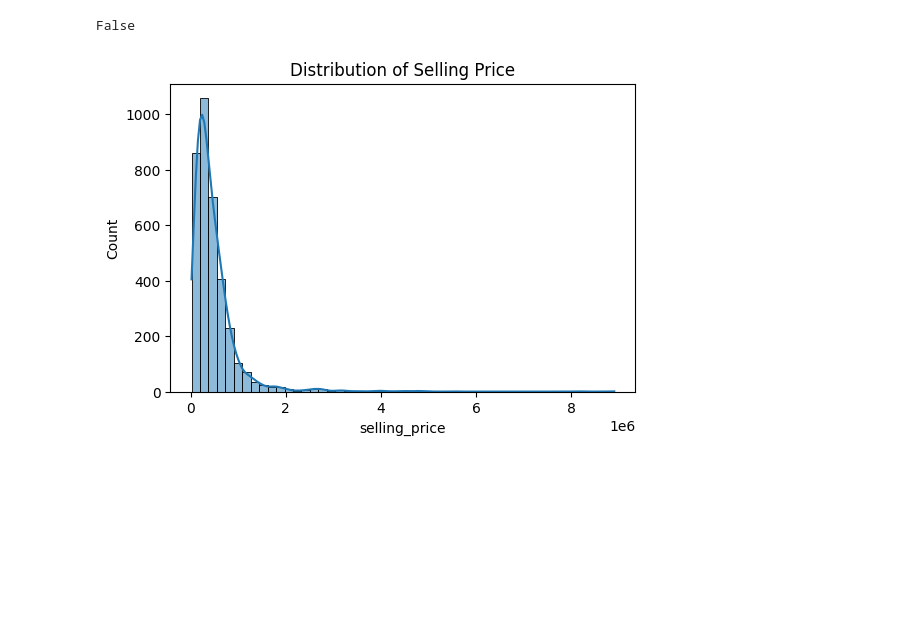
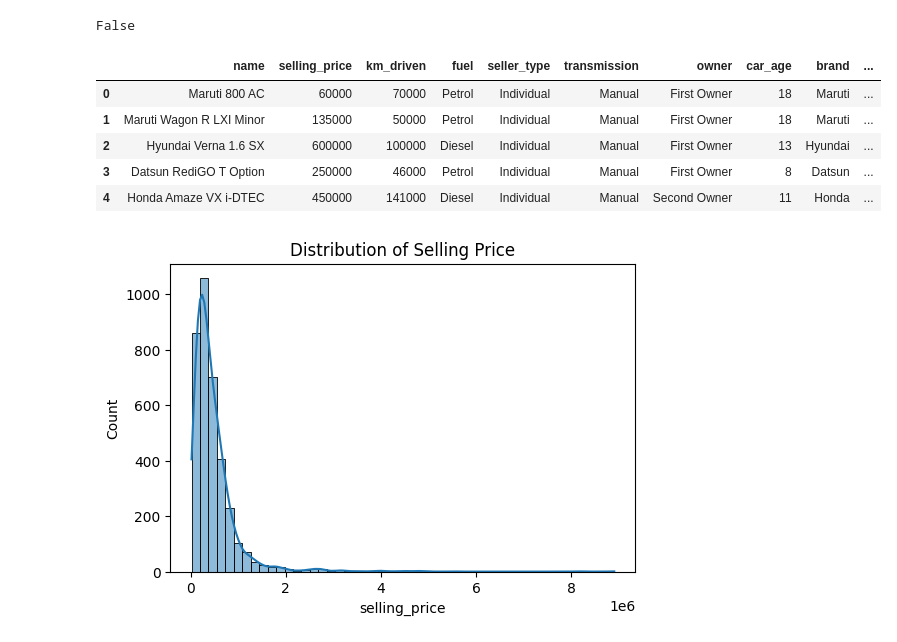
Before and after one commit to amikoshimrah/prediction-of-used-car-price, a Jupyter notebook: predict_the_selling_price_of_used_cars.ipynb, the cells around one changed output. Drawn from its saved outputs; the diff is of its cells as text; code cells hidden in the pictures; blank space fills up the shorter version.

```diff
--- a/predict_the_selling_price_of_used_cars.ipynb
+++ b/predict_the_selling_price_of_used_cars.ipynb
@@ -92,6 +88,20 @@ df.drop(columns=['year'], inplace=True)
 
 # Reset index
 df.reset_index(drop=True, inplace=True)
+# %%
+# --- Feature engineering ------
+# Extract brand from name
+df['brand'] = df['name'].astype(str).str.split().str[0].fillna('unknown')
+df['model_name'] = df['name'].apply(lambda x: " ".join(x.split()[1:]))
+# %%
+df.head()
+# %% [output]
+|  | name | selling_price | km_driven | fuel | seller_type | transmission | owner | car_age | brand | ... |
+| 0 | Maruti 800 AC | 60000 | 70000 | Petrol | Individual | Manual | First Owner | 18 | Maruti | ... |
+| 1 | Maruti Wagon R LXI Minor | 135000 | 50000 | Petrol | Individual | Manual | First Owner | 18 | Maruti | ... |
+| 2 | Hyundai Verna 1.6 SX | 600000 | 100000 | Diesel | Individual | Manual | First Owner | 13 | Hyundai | ... |
+| 3 | Datsun RediGO T Option | 250000 | 46000 | Petrol | Individual | Manual | First Owner | 8 | Datsun | ... |
+| 4 | Honda Amaze VX i-DTEC | 450000 | 141000 | Diesel | Individual | Manual | Second Owner | 11 | Honda | ... |
 # %%
 # Exploratory Data Analysis
 # ===============================
```
Also changed, not shown: parts of 13 cells of this notebook, 2 other files.
